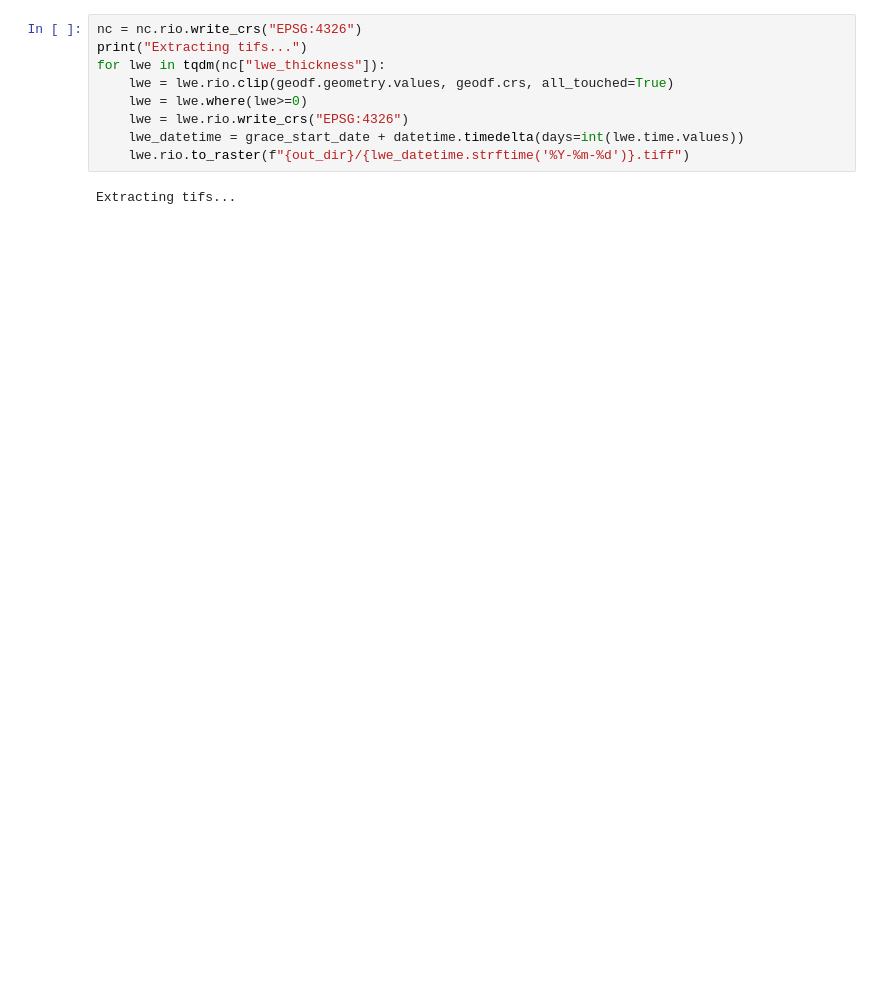
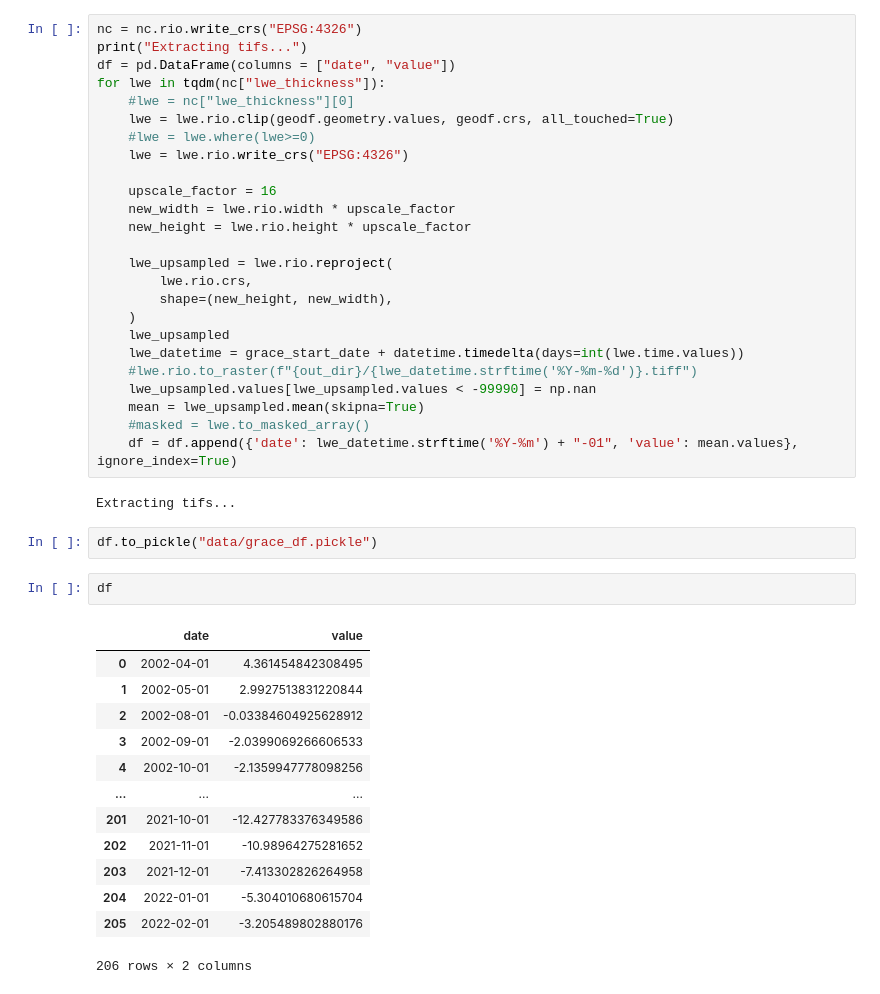
Before and after one commit to radekszostak/grace-pl, a Jupyter notebook: grace_process.ipynb, the cells around one changed output. Saved outputs shown, nothing was run; the diff lists cells and outputs as text; blank space fills up the shorter version.

```diff
--- a/grace_process.ipynb
+++ b/grace_process.ipynb
@@ -14,11 +18,45 @@ grace_start_date = datetime.datetime(2002, 1, 1)
 # %%
 nc = nc.rio.write_crs("EPSG:4326")
 print("Extracting tifs...")
+df = pd.DataFrame(columns = ["date", "value"])
 for lwe in tqdm(nc["lwe_thickness"]):
+    #lwe = nc["lwe_thickness"][0]
     lwe = lwe.rio.clip(geodf.geometry.values, geodf.crs, all_touched=True)
-    lwe = lwe.where(lwe>=0)
+    #lwe = lwe.where(lwe>=0)
     lwe = lwe.rio.write_crs("EPSG:4326")
+
+    upscale_factor = 16
+    new_width = lwe.rio.width * upscale_factor
+    new_height = lwe.rio.height * upscale_factor
+
+    lwe_upsampled = lwe.rio.reproject(
+        lwe.rio.crs,
+        shape=(new_height, new_width),
+    )
+    lwe_upsampled
     lwe_datetime = grace_start_date + datetime.timedelta(days=int(lwe.time.values))
-    lwe.rio.to_raster(f"{out_dir}/{lwe_datetime.strftime('%Y-%m-%d')}.tiff")
+    #lwe.rio.to_raster(f"{out_dir}/{lwe_datetime.strftime('%Y-%m-%d')}.tiff")
+    lwe_upsampled.values[lwe_upsampled.values < -99990] = np.nan
+    mean = lwe_upsampled.mean(skipna=True)
+    #masked = lwe.to_masked_array()
+    df = df.append({'date': lwe_datetime.strftime('%Y-%m') + "-01", 'value': mean.values}, ignore_index=True)
 # %% [output]
 Extracting tifs...
+# %%
+df.to_pickle("data/grace_df.pickle")
+# %%
+df
+# %% [output]
+|  | date | value |
+| 0 | 2002-04-01 | 4.361454842308495 |
+| 1 | 2002-05-01 | 2.9927513831220844 |
+| 2 | 2002-08-01 | -0.03384604925628912 |
+| 3 | 2002-09-01 | -2.0399069266606533 |
+| 4 | 2002-10-01 | -2.1359947778098256 |
+| ... | ... | ... |
+| 201 | 2021-10-01 | -12.427783376349586 |
+| 202 | 2021-11-01 | -10.98964275281652 |
+| 203 | 2021-12-01 | -7.413302826264958 |
+| 204 | 2022-01-01 | -5.304010680615704 |
+| 205 | 2022-02-01 | -3.205489802880176 |
+206 rows × 2 columns
```
Also changed, not shown: parts of 12 cells of this notebook, 7 other files.
